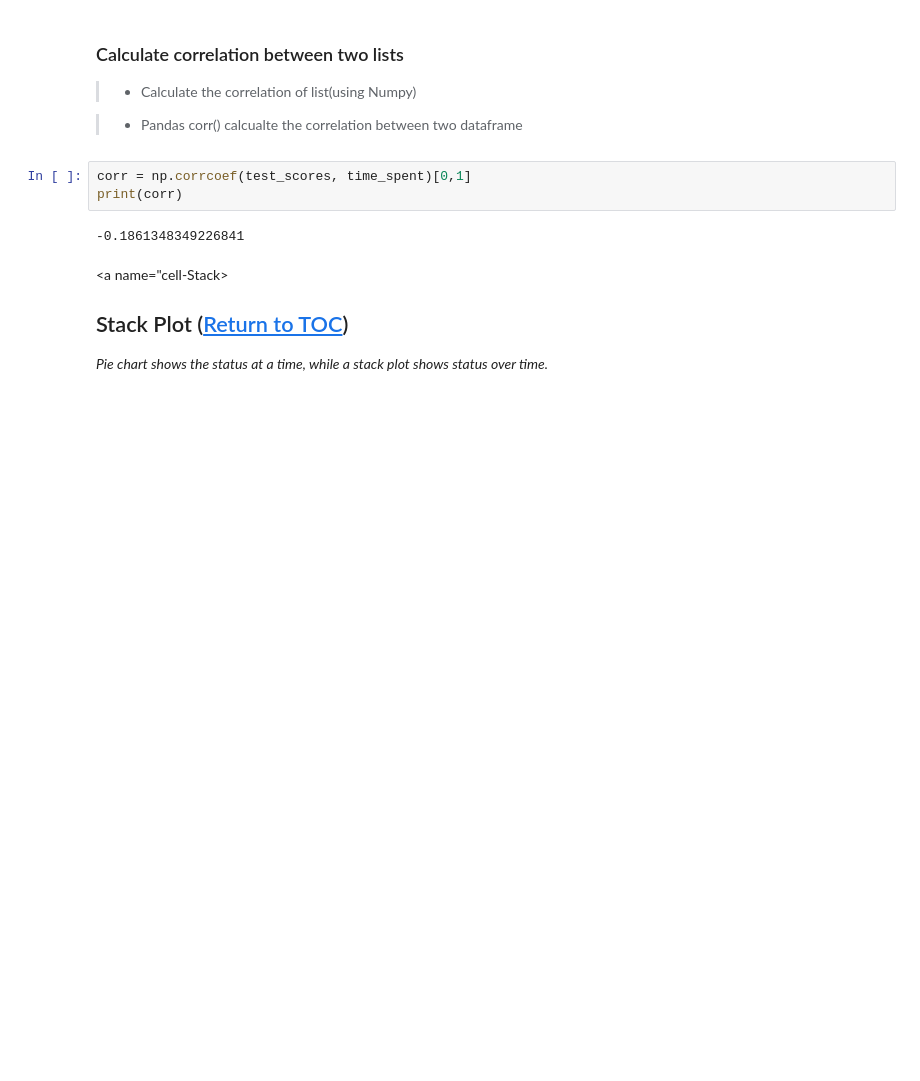
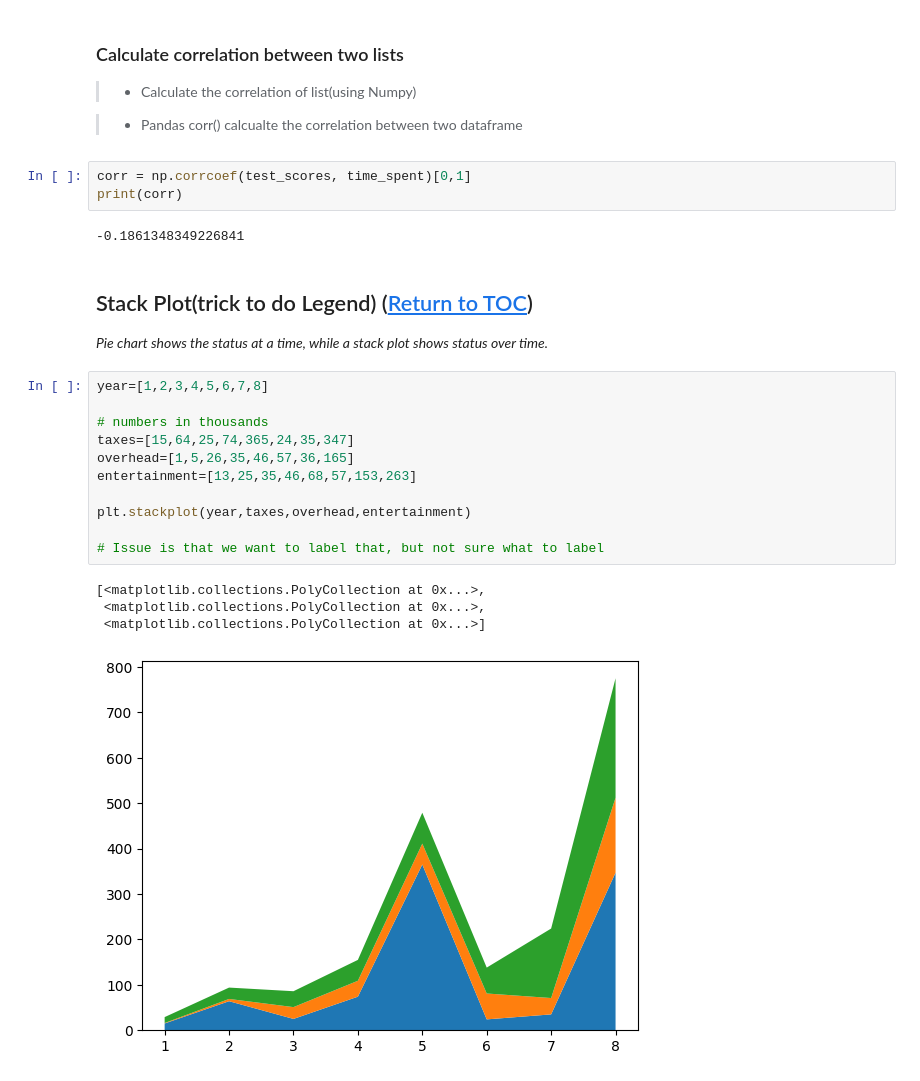
Before and after one commit to thestorytellerMichael/DataVisuaization_Matplotlib, a Jupyter notebook: Matplotlib.ipynb, the cells around one changed output. Drawn from its saved outputs; the diff is of its cells as text; blank space fills up the shorter version.

```diff
--- a/Matplotlib.ipynb
+++ b/Matplotlib.ipynb
@@ -203,8 +205,24 @@ print(corr)
 # %% [output]
 -0.1861348349226841
 # %% [markdown]
-<a name="cell-Stack></a>
+<a name="cell-Stack"></a>
 
-## Stack Plot ([Return to TOC](#cell-toc))
+## Stack Plot(trick to do Legend) ([Return to TOC](#cell-toc))
 
 *Pie chart shows the status at a time, while a stack plot shows status over time.*
+# %%
+year=[1,2,3,4,5,6,7,8]
+
+# numbers in thousands
+taxes=[15,64,25,74,365,24,35,347]
+overhead=[1,5,26,35,46,57,36,165]
+entertainment=[13,25,35,46,68,57,153,263]
+
+plt.stackplot(year,taxes,overhead,entertainment)
+
+# Issue is that we want to label that, but not sure what to label
+# %% [output]
+[<matplotlib.collections.PolyCollection at 0x...>,
+ <matplotlib.collections.PolyCollection at 0x...>,
+ <matplotlib.collections.PolyCollection at 0x...>]
+[figure, added]
```
Also changed, not shown: parts of 7 cells of this notebook.
